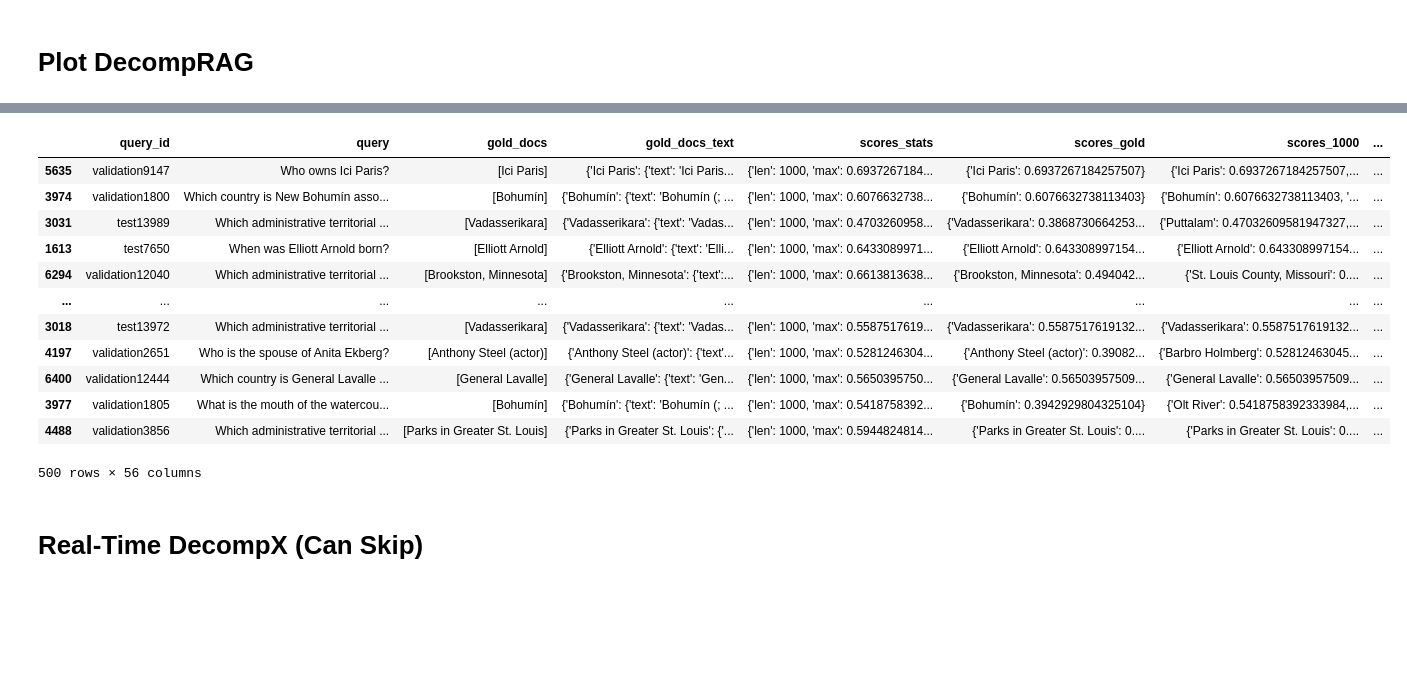
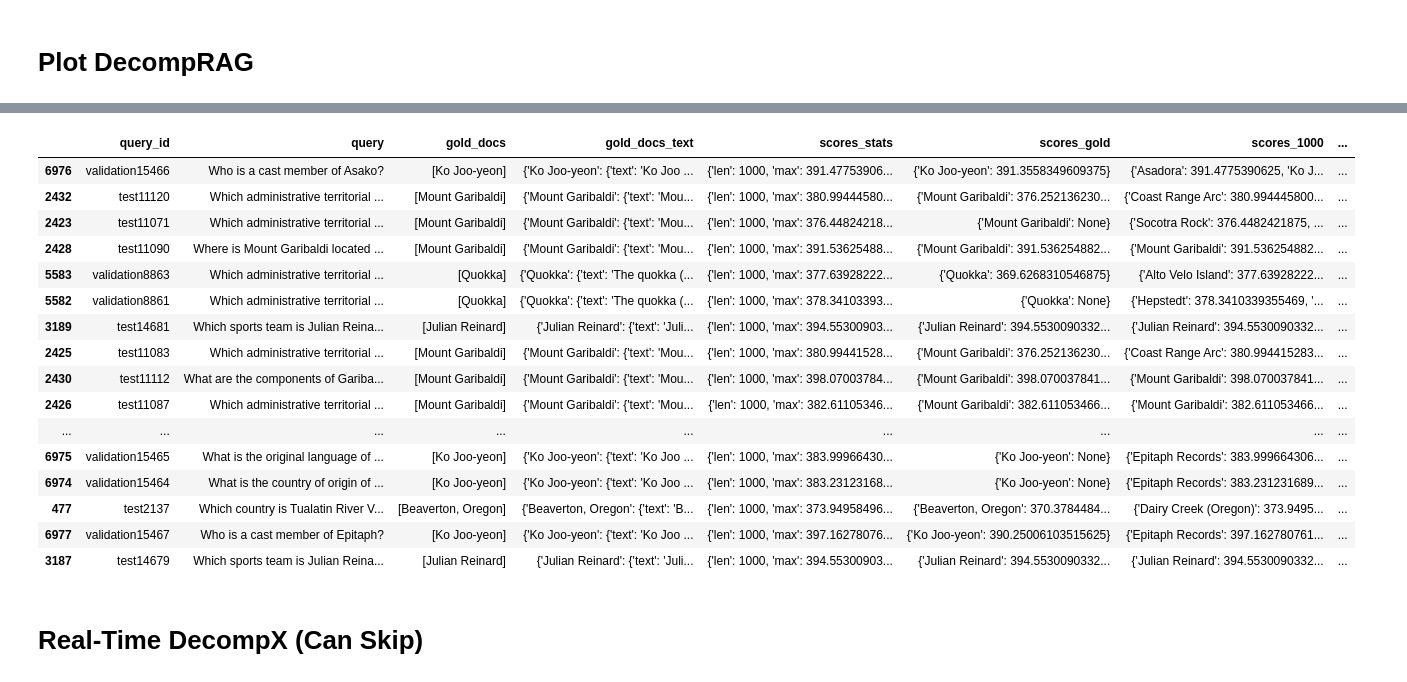
Before and after one commit to mohsenfayyaz/ColDeR, a Jupyter notebook: src/notebooks/Analysis.ipynb, the cells around one changed output, grey strips where cells are left out. Saved outputs shown, nothing was run; the diff lists cells and outputs as text; code cells hidden in the pictures; blank space fills up the shorter version.

```diff
--- a/src/notebooks/Analysis.ipynb
+++ b/src/notebooks/Analysis.ipynb
@@ -33,5 +37,5 @@ hf.hf_hub_download(repo_id="Retriever-Contextualization/datasets", filename="res
 # %%
-df_raw = pd.read_pickle("./hf/results/re-docred_facebook--contriever-msmarco_7170.pkl")
+df_raw = pd.read_pickle(f"./hf/results/{DATASET}")
 print(df_raw.attrs)
 df_raw.head(3)
 # %% [output]
@@ -202,19 +254,23 @@ re-docred, facebook/contriever-msmarco, idx=95, score=0.6816319227218628
 # %%
-df_raw.sort_values("gold_doc_len").head(500).sample(frac=1)
+df_raw.sort_values("gold_doc_len").head(20).sample(frac=1)
 # %% [output]
 |  | query_id | query | gold_docs | gold_docs_text | scores_stats | scores_gold | scores_1000 | ... |
-| 5635 | validation9147 | Who owns Ici Paris? | [Ici Paris] | {'Ici Paris': {'text': 'Ici Paris... | {'len': 1000, 'max': 0.6937267184... | {'Ici Paris': 0.6937267184257507} | {'Ici Paris': 0.6937267184257507,... | ... |
-| 3974 | validation1800 | Which country is New Bohumín asso... | [Bohumín] | {'Bohumín': {'text': 'Bohumín (; ... | {'len': 1000, 'max': 0.6076632738... | {'Bohumín': 0.6076632738113403} | {'Bohumín': 0.6076632738113403, '... | ... |
-| 3031 | test13989 | Which administrative territorial ... | [Vadasserikara] | {'Vadasserikara': {'text': 'Vadas... | {'len': 1000, 'max': 0.4703260958... | {'Vadasserikara': 0.3868730664253... | {'Puttalam': 0.47032609581947327,... | ... |
-| 1613 | test7650 | When was Elliott Arnold born? | [Elliott Arnold] | {'Elliott Arnold': {'text': 'Elli... | {'len': 1000, 'max': 0.6433089971... | {'Elliott Arnold': 0.643308997154... | {'Elliott Arnold': 0.643308997154... | ... |
-| 6294 | validation12040 | Which administrative territorial ... | [Brookston, Minnesota] | {'Brookston, Minnesota': {'text':... | {'len': 1000, 'max': 0.6613813638... | {'Brookston, Minnesota': 0.494042... | {'St. Louis County, Missouri': 0.... | ... |
+| 6976 | validation15466 | Who is a cast member of Asako? | [Ko Joo-yeon] | {'Ko Joo-yeon': {'text': 'Ko Joo ... | {'len': 1000, 'max': 391.47753906... | {'Ko Joo-yeon': 391.3558349609375} | {'Asadora': 391.4775390625, 'Ko J... | ... |
+| 2432 | test11120 | Which administrative territorial ... | [Mount Garibaldi] | {'Mount Garibaldi': {'text': 'Mou... | {'len': 1000, 'max': 380.99444580... | {'Mount Garibaldi': 376.252136230... | {'Coast Range Arc': 380.994445800... | ... |
+| 2423 | test11071 | Which administrative territorial ... | [Mount Garibaldi] | {'Mount Garibaldi': {'text': 'Mou... | {'len': 1000, 'max': 376.44824218... | {'Mount Garibaldi': None} | {'Socotra Rock': 376.4482421875, ... | ... |
+| 2428 | test11090 | Where is Mount Garibaldi located ... | [Mount Garibaldi] | {'Mount Garibaldi': {'text': 'Mou... | {'len': 1000, 'max': 391.53625488... | {'Mount Garibaldi': 391.536254882... | {'Mount Garibaldi': 391.536254882... | ... |
+| 5583 | validation8863 | Which administrative territorial ... | [Quokka] | {'Quokka': {'text': 'The quokka (... | {'len': 1000, 'max': 377.63928222... | {'Quokka': 369.6268310546875} | {'Alto Velo Island': 377.63928222... | ... |
+| 5582 | validation8861 | Which administrative territorial ... | [Quokka] | {'Quokka': {'text': 'The quokka (... | {'len': 1000, 'max': 378.34103393... | {'Quokka': None} | {'Hepstedt': 378.3410339355469, '... | ... |
+| 3189 | test14681 | Which sports team is Julian Reina... | [Julian Reinard] | {'Julian Reinard': {'text': 'Juli... | {'len': 1000, 'max': 394.55300903... | {'Julian Reinard': 394.5530090332... | {'Julian Reinard': 394.5530090332... | ... |
+| 2425 | test11083 | Which administrative territorial ... | [Mount Garibaldi] | {'Mount Garibaldi': {'text': 'Mou... | {'len': 1000, 'max': 380.99441528... | {'Mount Garibaldi': 376.252136230... | {'Coast Range Arc': 380.994415283... | ... |
+| 2430 | test11112 | What are the components of Gariba... | [Mount Garibaldi] | {'Mount Garibaldi': {'text': 'Mou... | {'len': 1000, 'max': 398.07003784... | {'Mount Garibaldi': 398.070037841... | {'Mount Garibaldi': 398.070037841... | ... |
+| 2426 | test11087 | Which administrative territorial ... | [Mount Garibaldi] | {'Mount Garibaldi': {'text': 'Mou... | {'len': 1000, 'max': 382.61105346... | {'Mount Garibaldi': 382.611053466... | {'Mount Garibaldi': 382.611053466... | ... |
 | ... | ... | ... | ... | ... | ... | ... | ... | ... |
-| 3018 | test13972 | Which administrative territorial ... | [Vadasserikara] | {'Vadasserikara': {'text': 'Vadas... | {'len': 1000, 'max': 0.5587517619... | {'Vadasserikara': 0.5587517619132... | {'Vadasserikara': 0.5587517619132... | ... |
-| 4197 | validation2651 | Who is the spouse of Anita Ekberg? | [Anthony Steel (actor)] | {'Anthony Steel (actor)': {'text'... | {'len': 1000, 'max': 0.5281246304... | {'Anthony Steel (actor)': 0.39082... | {'Barbro Holmberg': 0.52812463045... | ... |
-| 6400 | validation12444 | Which country is General Lavalle ... | [General Lavalle] | {'General Lavalle': {'text': 'Gen... | {'len': 1000, 'max': 0.5650395750... | {'General Lavalle': 0.56503957509... | {'General Lavalle': 0.56503957509... | ... |
-| 3977 | validation1805 | What is the mouth of the watercou... | [Bohumín] | {'Bohumín': {'text': 'Bohumín (; ... | {'len': 1000, 'max': 0.5418758392... | {'Bohumín': 0.3942929804325104} | {'Olt River': 0.5418758392333984,... | ... |
-| 4488 | validation3856 | Which administrative territorial ... | [Parks in Greater St. Louis] | {'Parks in Greater St. Louis': {'... | {'len': 1000, 'max': 0.5944824814... | {'Parks in Greater St. Louis': 0.... | {'Parks in Greater St. Louis': 0.... | ... |
+| 6975 | validation15465 | What is the original language of ... | [Ko Joo-yeon] | {'Ko Joo-yeon': {'text': 'Ko Joo ... | {'len': 1000, 'max': 383.99966430... | {'Ko Joo-yeon': None} | {'Epitaph Records': 383.999664306... | ... |
+| 6974 | validation15464 | What is the country of origin of ... | [Ko Joo-yeon] | {'Ko Joo-yeon': {'text': 'Ko Joo ... | {'len': 1000, 'max': 383.23123168... | {'Ko Joo-yeon': None} | {'Epitaph Records': 383.231231689... | ... |
+| 477 | test2137 | Which country is Tualatin River V... | [Beaverton, Oregon] | {'Beaverton, Oregon': {'text': 'B... | {'len': 1000, 'max': 373.94958496... | {'Beaverton, Oregon': 370.3784484... | {'Dairy Creek (Oregon)': 373.9495... | ... |
+| 6977 | validation15467 | Who is a cast member of Epitaph? | [Ko Joo-yeon] | {'Ko Joo-yeon': {'text': 'Ko Joo ... | {'len': 1000, 'max': 397.16278076... | {'Ko Joo-yeon': 390.25006103515625} | {'Epitaph Records': 397.162780761... | ... |
+| 3187 | test14679 | Which sports team is Julian Reina... | [Julian Reinard] | {'Julian Reinard': {'text': 'Juli... | {'len': 1000, 'max': 394.55300903... | {'Julian Reinard': 394.5530090332... | {'Julian Reinard': 394.5530090332... | ... |
-500 rows × 56 columns
 # %% [markdown]
 # Real-Time DecompX (Can Skip)
 # %%
```
Also changed, not shown: parts of 20 cells of this notebook, 8 other files.
